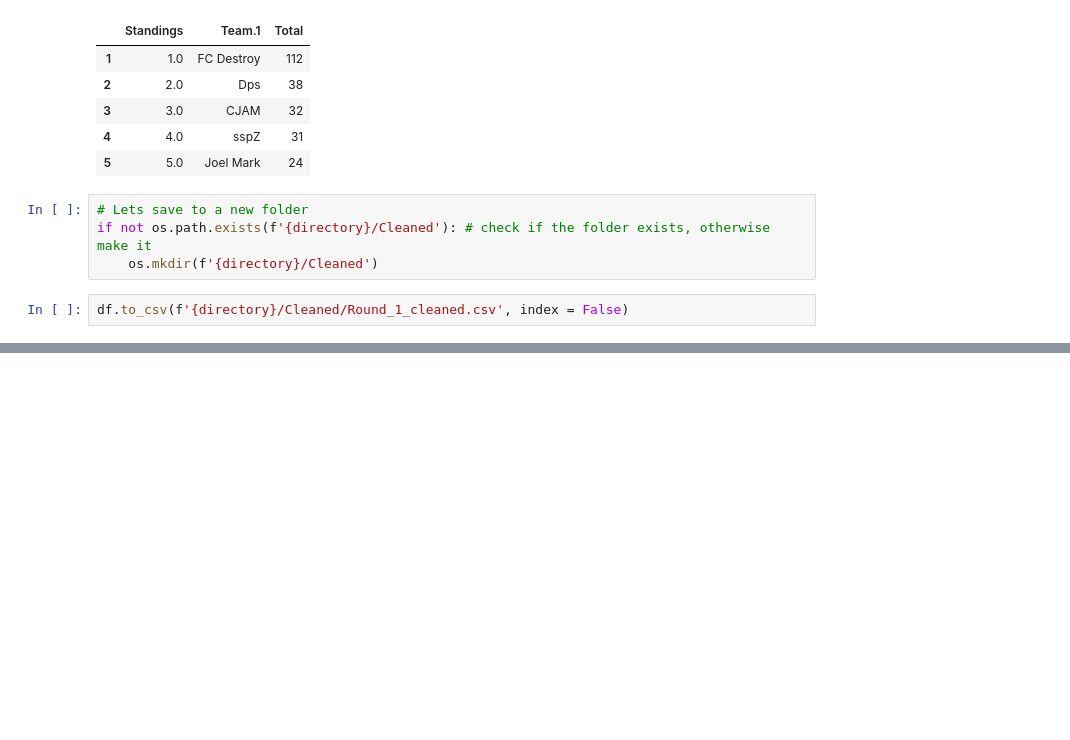
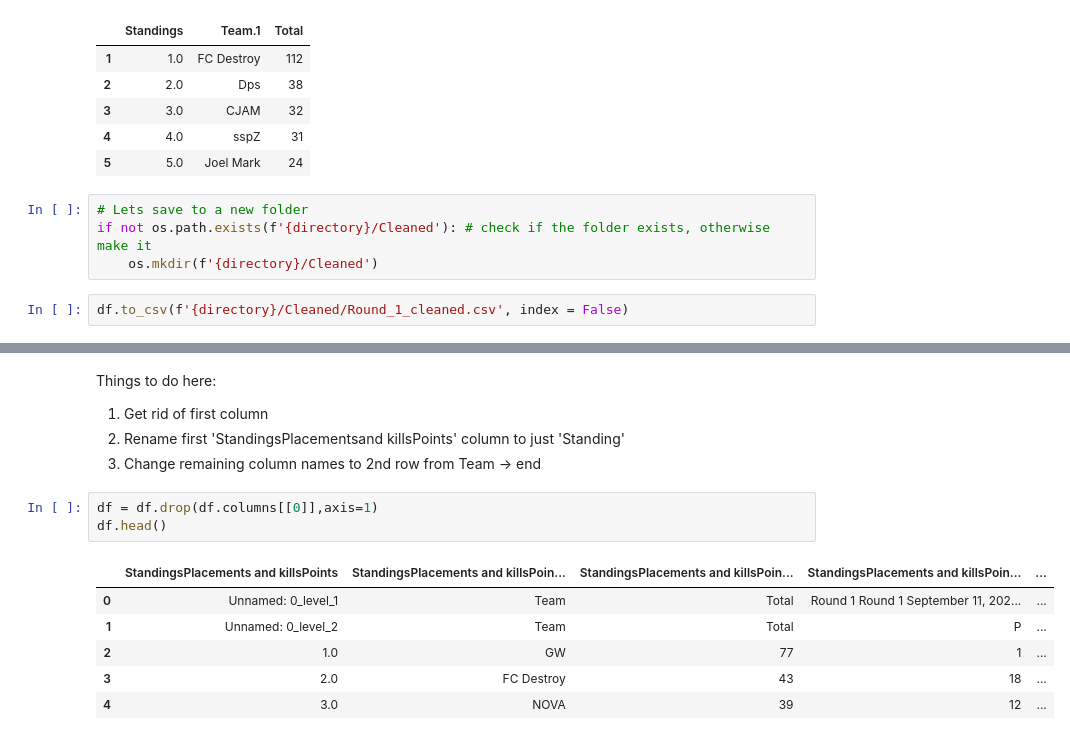
Before and after one commit to lutimoth/DataSci-Projects-and-KaggleComps, a Jupyter notebook: Data Science Projects/ALGS Visualization/DataScrape/AGLS Data Cleaning.ipynb, the cells around one changed output, grey strips where cells are left out. Drawn from its saved outputs; the diff is of its cells as text; blank space fills up the shorter version.

```diff
--- a/Data Science Projects/ALGS Visualization/DataScrape/AGLS Data Cleaning.ipynb
+++ b/Data Science Projects/ALGS Visualization/DataScrape/AGLS Data Cleaning.ipynb
@@ -95,0 +116,15 @@ directory = '../Outputs/APAC_North/Preseason_Qualifier_1/Round_1'
+# %% [markdown]
+Things to do here:
+1. Get rid of first column
+2. Rename first 'StandingsPlacementsand killsPoints' column to just 'Standing'
+3. Change remaining column names to 2nd row from Team -> end
+# %%
+df = df.drop(df.columns[[0]],axis=1)
+df.head()
+# %% [output]
+|  | StandingsPlacements and killsPoints | StandingsPlacements and killsPoin... | StandingsPlacements and killsPoin... | StandingsPlacements and killsPoin... | ... |
+| 0 | Unnamed: 0_level_1 | Team | Total | Round 1 Round 1 September 11, 202... | ... |
+| 1 | Unnamed: 0_level_2 | Team | Total | P | ... |
+| 2 | 1.0 | GW | 77 | 1 | ... |
+| 3 | 2.0 | FC Destroy | 43 | 18 | ... |
+| 4 | 3.0 | NOVA | 39 | 12 | ... |
```
Also changed, not shown: parts of 13 cells of this notebook, 53 other files.
